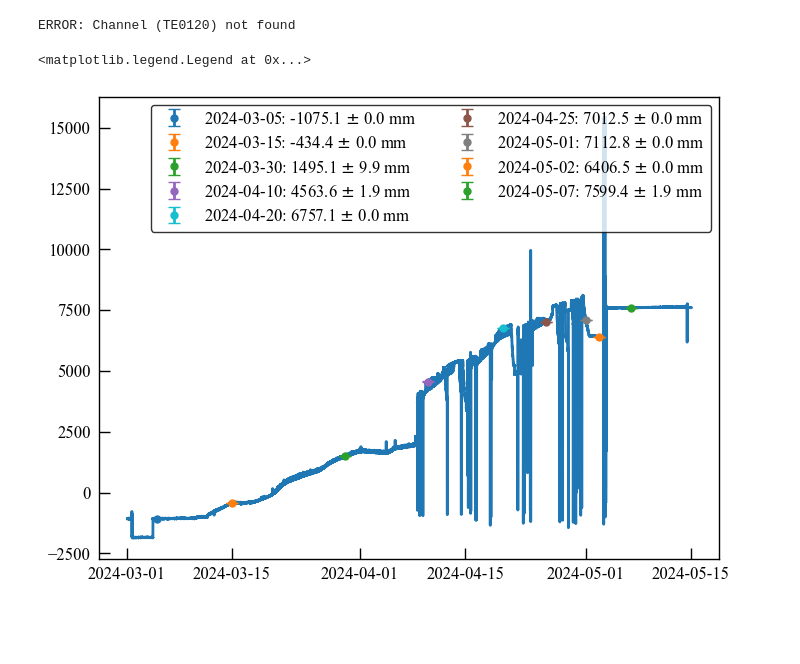
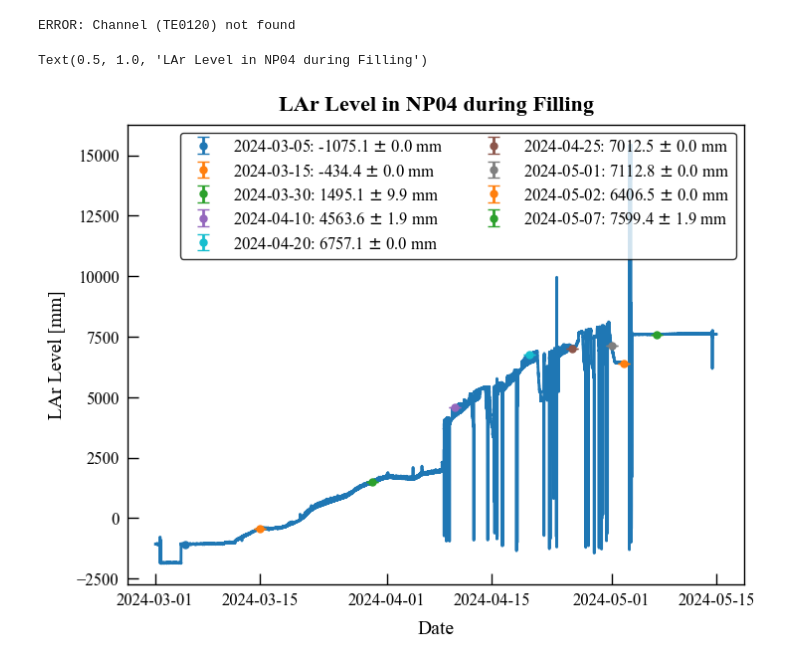
Before and after one commit to jcapo96/rtd, a Jupyter notebook: pdhd/ana/np04_filling.ipynb, the cells around one changed output. Drawn from its saved outputs; the diff is of its cells as text; code cells hidden in the pictures; blank space fills up the shorter version.

```diff
--- a/pdhd/ana/np04_filling.ipynb
+++ b/pdhd/ana/np04_filling.ipynb
@@ -58,33 +58,36 @@ t3 = datetime.datetime(2024, 3, 30)
 l3, l3_err = level2.data.loc[(level2.data.index > t3) & (level2.data.index < t3 + deltat)].mean()*cryostat_height/100, level2.data.loc[(level2.data.index > t3) & (level2.data.index < t3 + deltat)].std()*cryostat_height/100
 axes.errorbar(t3, l3, yerr=l3_err, fmt="o", color="tab:green", label=fr"{t3.strftime('%Y-%m-%d')}: {l3:.1f} $\pm$ {l3_err:.1f} mm")
 
 t4 = datetime.datetime(2024, 4, 10)
 l4, l4_err = level2.data.loc[(level2.data.index > t4) & (level2.data.index < t4 + deltat)].mean()*cryostat_height/100, level2.data.loc[(level2.data.index > t4) & (level2.data.index < t4 + deltat)].std()*cryostat_height/100
 axes.errorbar(t4, l4, yerr=l4_err, fmt="o", color="tab:purple", label=fr"{t4.strftime('%Y-%m-%d')}: {l4:.1f} $\pm$ {l4_err:.1f} mm")
 
 t5 = datetime.datetime(2024, 4, 20)
 l5, l5_err = level2.data.loc[(level2.data.index > t5) & (level2.data.index < t5 + deltat)].mean()*cryostat_height/100, level2.data.loc[(level2.data.index > t5) & (level2.data.index < t5 + deltat)].std()*cryostat_height/100
 axes.errorbar(t5, l5, yerr=l5_err, fmt="o", color="tab:cyan", label=fr"{t5.strftime('%Y-%m-%d')}: {l5:.1f} $\pm$ {l5_err:.1f} mm")
 
 t6 = datetime.datetime(2024, 4, 25, 18, 45)
 l6, l6_err = level2.data.loc[(level2.data.index > t6) & (level2.data.index < t6 + deltat)].mean()*cryostat_height/100, level2.data.loc[(level2.data.index > t6) & (level2.data.index < t6 + deltat)].std()*cryostat_height/100
 axes.errorbar(t6, l6, yerr=l6_err, fmt="o", color="tab:brown", label=fr"{t6.strftime('%Y-%m-%d')}: {l6:.1f} $\pm$ {l6_err:.1f} mm")
 
 t7 = datetime.datetime(2024, 5, 1)
 l7, l7_err = level2.data.loc[(level2.data.index > t7) & (level2.data.index < t7 + deltat)].mean()*cryostat_height/100, level2.data.loc[(level2.data.index > t7) & (level2.data.index < t7 + deltat)].std()*cryostat_height/100
 axes.errorbar(t7, l7, yerr=l7_err, fmt="o", color="tab:gray", label=fr"{t7.strftime('%Y-%m-%d')}: {l7:.1f} $\pm$ {l7_err:.1f} mm")
 
 t8 = datetime.datetime(2024, 5, 2, 17)
 l8, l8_err = level2.data.loc[(level2.data.index > t8) & (level2.data.index < t8 + deltat)].mean()*cryostat_height/100, level2.data.loc[(level2.data.index > t8) & (level2.data.index < t8 + deltat)].std()*cryostat_height/100
 axes.errorbar(t8, l8, yerr=l8_err, fmt="o", color="tab:orange", label=fr"{t8.strftime('%Y-%m-%d')}: {l8:.1f} $\pm$ {l8_err:.1f} mm")
 
 t9 = datetime.datetime(2024, 5, 7)
 l9, l9_err = level2.data.loc[(level2.data.index > t9) & (level2.data.index < t9 + deltat)].mean()*cryostat_height/100, level2.data.loc[(level2.data.index > t9) & (level2.data.index < t9 + deltat)].std()*cryostat_height/100
 axes.errorbar(t9, l9, yerr=l9_err, fmt="o", color="tab:green", label=fr"{t9.strftime('%Y-%m-%d')}: {l9:.1f} $\pm$ {l9_err:.1f} mm")
 
 # axes.plot(level1.data.index, level1.data.values, label="Level 1", color="tab:orange")
 axes.legend(ncol=2)
+axes.set_ylabel("LAr Level [mm]")
+axes.set_xlabel("Date")
+axes.set_title("LAr Level in NP04 during Filling")
 # %% [output]
-<matplotlib.legend.Legend at 0x...>
+Text(0.5, 1.0, 'LAr Level in NP04 during Filling')
-[figure, old version]
+[figure, new version]
 # %%
```
Also changed, not shown: parts of 1 cell of this notebook, 24 other files.
